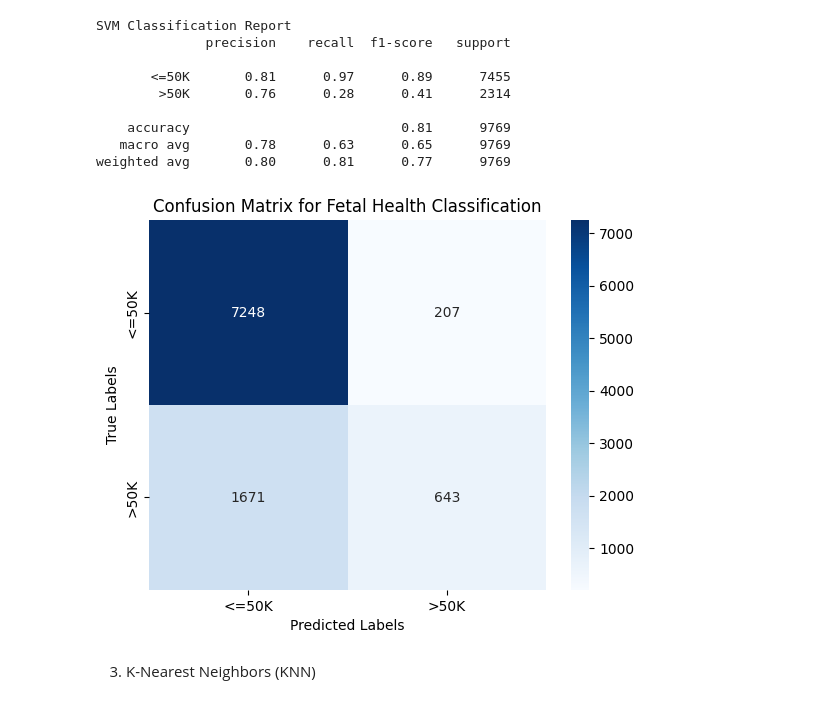
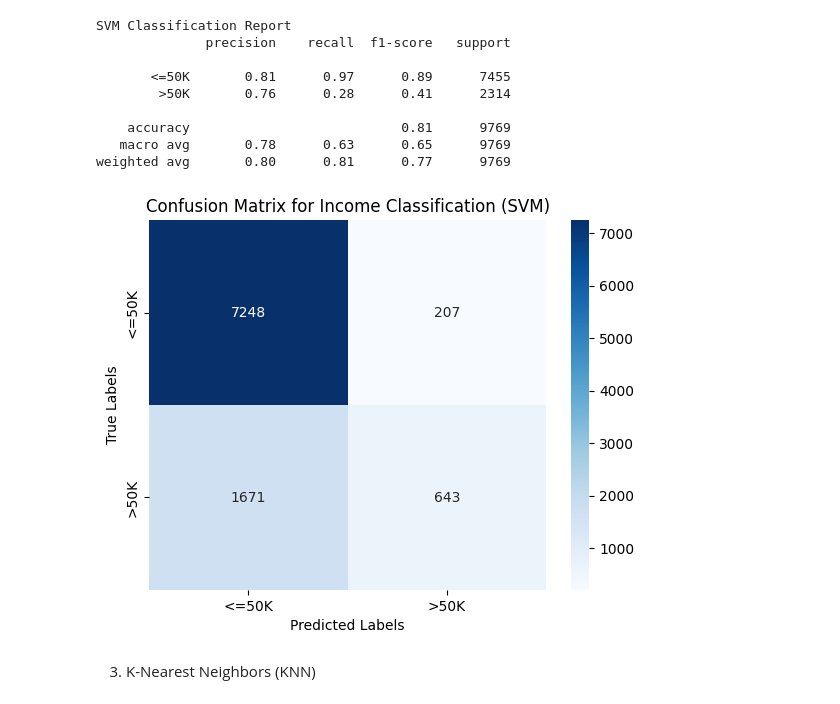
Before and after one commit to mimi428/Income-classification, a Jupyter notebook: incomeclass.ipynb, the cells around one changed output. Cells and saved outputs as stored; diff of their text form; code cells hidden in the pictures.

```diff
--- a/incomeclass.ipynb
+++ b/incomeclass.ipynb
@@ -777,15 +777,15 @@ weighted avg       0.80      0.81      0.77      9769
 # %%
 
 cm_svm = confusion_matrix(y_test, svm_y_pred)
 
 sns.heatmap(cm_svm, annot=True, fmt='d', cmap='Blues', xticklabels=['<=50K', '>50K'],
             yticklabels=['<=50K', '>50K'])
 plt.xlabel('Predicted Labels')
 plt.ylabel('True Labels')
-plt.title('Confusion Matrix for Income Classification')
+plt.title('Confusion Matrix for Income Classification (SVM)')
 plt.show()
 # %% [output]
-[figure, old version]
+[figure, new version]
 # %% [markdown]
  3) K-Nearest Neighbors (KNN)
 # %%
```
Also changed, not shown: parts of 2 cells of this notebook.
